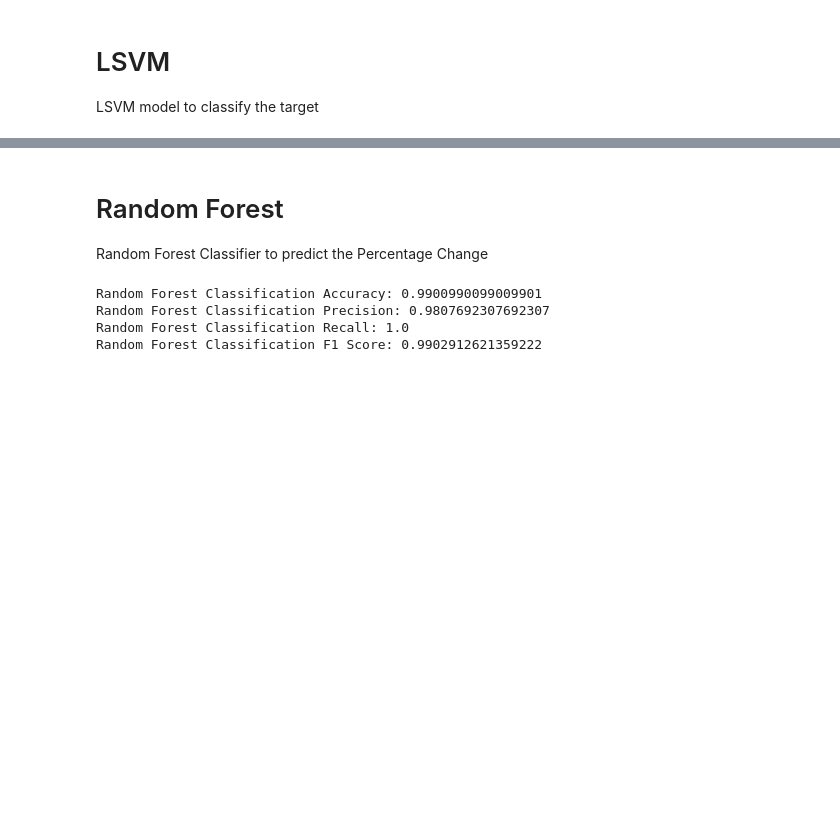
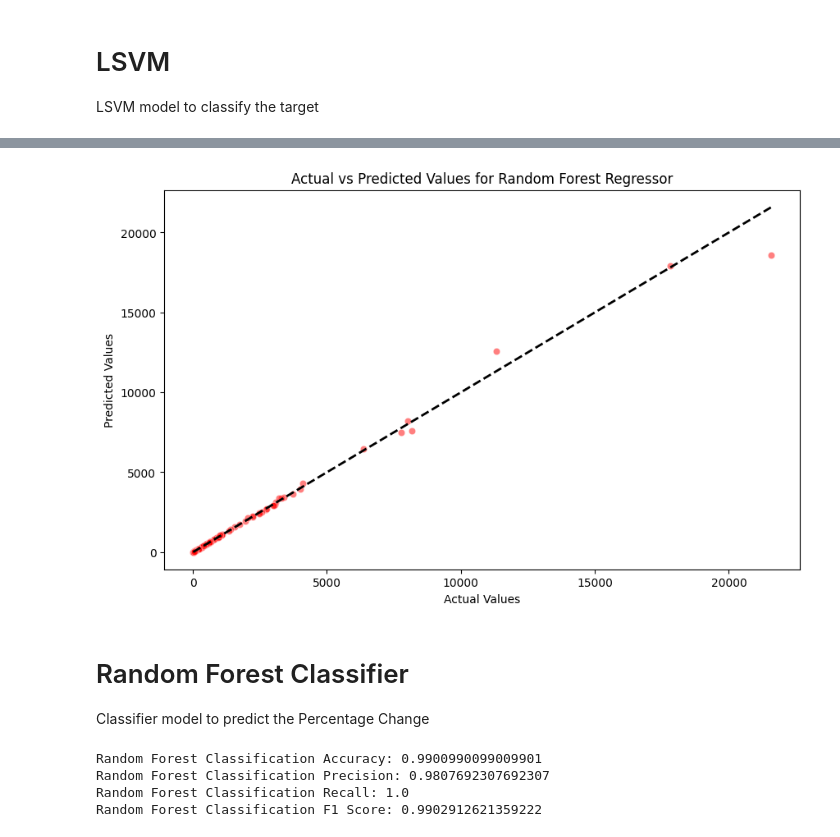
Before and after one commit to chaitanyasinghnegi/SQCC-Recruitment-Task, a Jupyter notebook: StockMarket.ipynb, the cells around one changed output, grey strips where cells are left out. Saved outputs shown, nothing was run; the diff lists cells and outputs as text; code cells hidden in the pictures; blank space fills up the shorter version.

```diff
--- a/StockMarket.ipynb
+++ b/StockMarket.ipynb
@@ -263,6 +317,16 @@ Random Forest Regression MAE: 70.29704455445544
+# %%
+plt.figure(figsize=(10, 6))
+plt.scatter(y_test, y_pred, alpha=0.5,color='r', edgecolors='w', linewidth=0.5)
+plt.plot([y_test.min(), y_test.max()], [y_test.min(), y_test.max()], 'k--', lw=2)
+plt.xlabel('Actual Values')
+plt.ylabel('Predicted Values')
+plt.title('Actual vs Predicted Values for Random Forest Regressor')
+plt.show()
+# %% [output]
+[figure, added]
 # %% [markdown]
-# Random Forest
-Random Forest Classifier to predict the Percentage Change
+# Random Forest Classifier
+Classifier model to predict the Percentage Change
 # %%
 
 X = data.drop(columns=['Percentage Change'])
```
Also changed, not shown: parts of 15 cells of this notebook.
